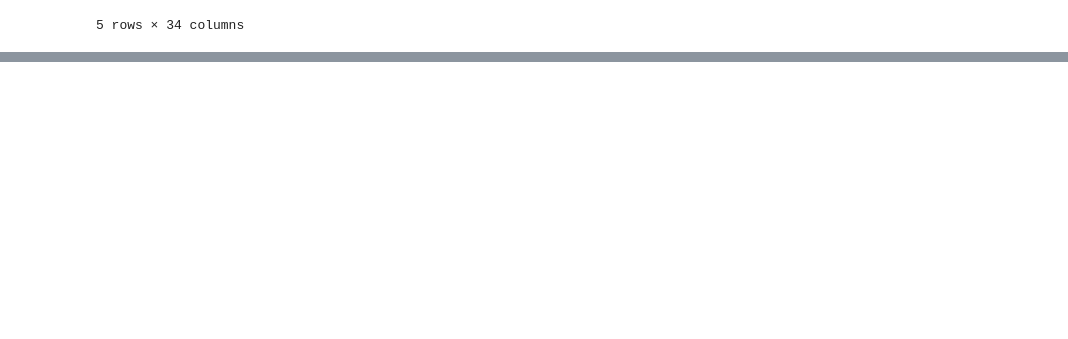
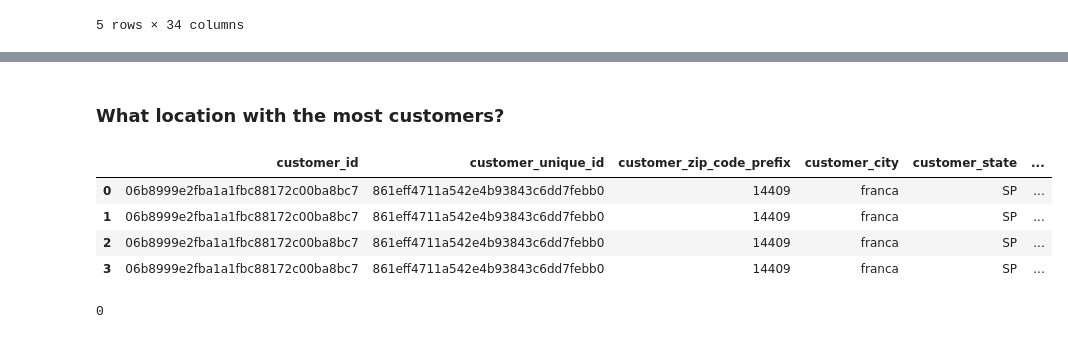
Before and after one commit to magistraapta/e-commerce-public-data-analysis, a Jupyter notebook: notebook.ipynb, the cells around one changed output, grey strips where cells are left out. Cells and saved outputs as stored; diff of their text form; code cells hidden in the pictures; blank space fills up the shorter version.

```diff
--- a/notebook.ipynb
+++ b/notebook.ipynb
@@ -767,0 +852,16 @@ all_df.groupby(by='product_category_name_english').agg({
+# %% [markdown]
+### What location with the most customers?
+# %%
+
+customers_location = customer.merge(geolocation,left_on='customer_zip_code_prefix',right_on='geolocation_zip_code_prefix',how='inner')
+customers_location.head(4)
+# %% [output]
+|  | customer_id | customer_unique_id | customer_zip_code_prefix | customer_city | customer_state | ... |
+| 0 | 06b8999e2fba1a1fbc88172c00ba8bc7 | 861eff4711a542e4b93843c6dd7febb0 | 14409 | franca | SP | ... |
+| 1 | 06b8999e2fba1a1fbc88172c00ba8bc7 | 861eff4711a542e4b93843c6dd7febb0 | 14409 | franca | SP | ... |
+| 2 | 06b8999e2fba1a1fbc88172c00ba8bc7 | 861eff4711a542e4b93843c6dd7febb0 | 14409 | franca | SP | ... |
+| 3 | 06b8999e2fba1a1fbc88172c00ba8bc7 | 861eff4711a542e4b93843c6dd7febb0 | 14409 | franca | SP | ... |
+# %%
+customers_location.duplicated().sum()
+# %% [output]
+0
```
Also changed, not shown: parts of 10 cells of this notebook, 1 other file.
